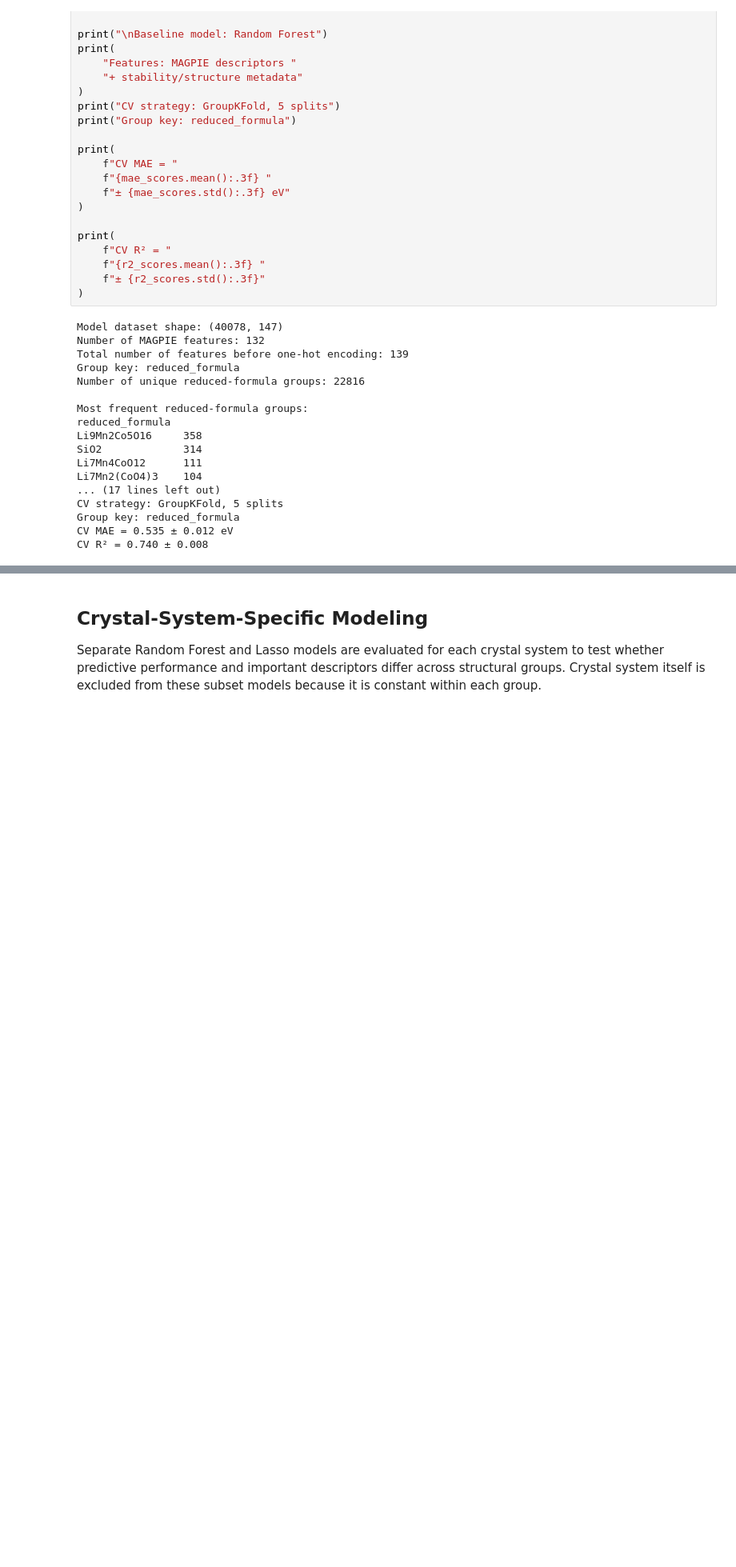
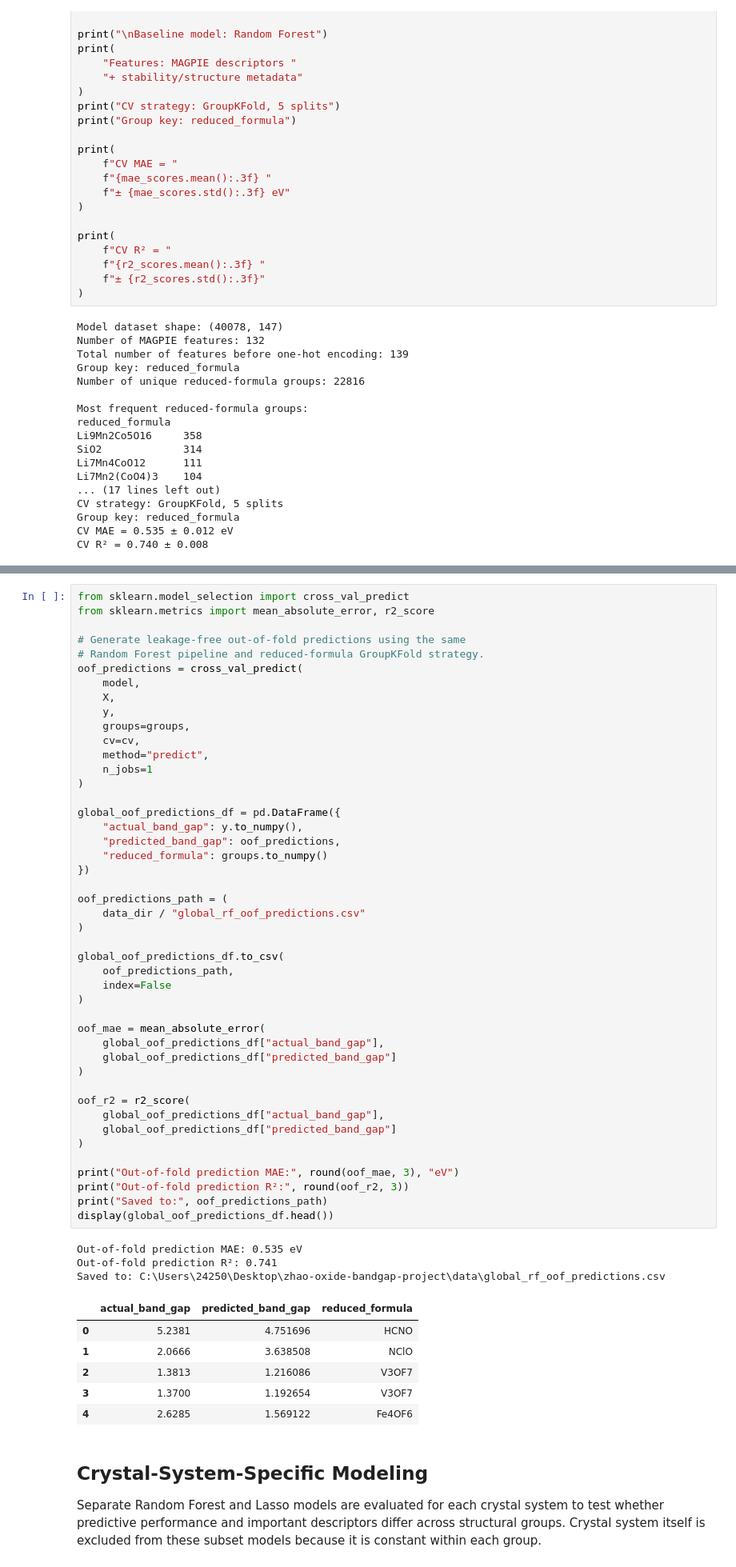
Before and after one commit to yixinzhao1-eng/zhao-oxide-bandgap-project, a Jupyter notebook: notebooks/03_modeling.ipynb, the cells around one changed output, grey strips where cells are left out. Shown at 80% size. Drawn from its saved outputs; the diff is of its cells as text; blank space fills up the shorter version.

```diff
--- a/notebooks/03_modeling.ipynb
+++ b/notebooks/03_modeling.ipynb
@@ -286,3 +292,58 @@ CV R² = 0.740 ± 0.008
+# %%
+from sklearn.model_selection import cross_val_predict
+from sklearn.metrics import mean_absolute_error, r2_score
+
+# Generate leakage-free out-of-fold predictions using the same
+# Random Forest pipeline and reduced-formula GroupKFold strategy.
+oof_predictions = cross_val_predict(
+    model,
+    X,
+    y,
+    groups=groups,
+    cv=cv,
+    method="predict",
+    n_jobs=1
+)
+
+global_oof_predictions_df = pd.DataFrame({
+    "actual_band_gap": y.to_numpy(),
+    "predicted_band_gap": oof_predictions,
+    "reduced_formula": groups.to_numpy()
+})
+
+oof_predictions_path = (
+    data_dir / "global_rf_oof_predictions.csv"
+)
+
+global_oof_predictions_df.to_csv(
+    oof_predictions_path,
+    index=False
+)
+
+oof_mae = mean_absolute_error(
+    global_oof_predictions_df["actual_band_gap"],
+    global_oof_predictions_df["predicted_band_gap"]
+)
+
+oof_r2 = r2_score(
+    global_oof_predictions_df["actual_band_gap"],
+    global_oof_predictions_df["predicted_band_gap"]
+)
+
+print("Out-of-fold prediction MAE:", round(oof_mae, 3), "eV")
+print("Out-of-fold prediction R²:", round(oof_r2, 3))
+print("Saved to:", oof_predictions_path)
+display(global_oof_predictions_df.head())
+# %% [output]
+Out-of-fold prediction MAE: 0.535 eV
+Out-of-fold prediction R²: 0.741
+Saved to: C:\Users\24250\Desktop\zhao-oxide-bandgap-project\data\global_rf_oof_predictions.csv
+|  | actual_band_gap | predicted_band_gap | reduced_formula |
+| 0 | 5.2381 | 4.751696 | HCNO |
+| 1 | 2.0666 | 3.638508 | NClO |
+| 2 | 1.3813 | 1.216086 | V3OF7 |
+| 3 | 1.3700 | 1.192654 | V3OF7 |
+| 4 | 2.6285 | 1.569122 | Fe4OF6 |
 # %% [markdown]
 ## Crystal-System-Specific Modeling
 
```
Also changed, not shown: parts of 1 cell of this notebook, 7 other files.
